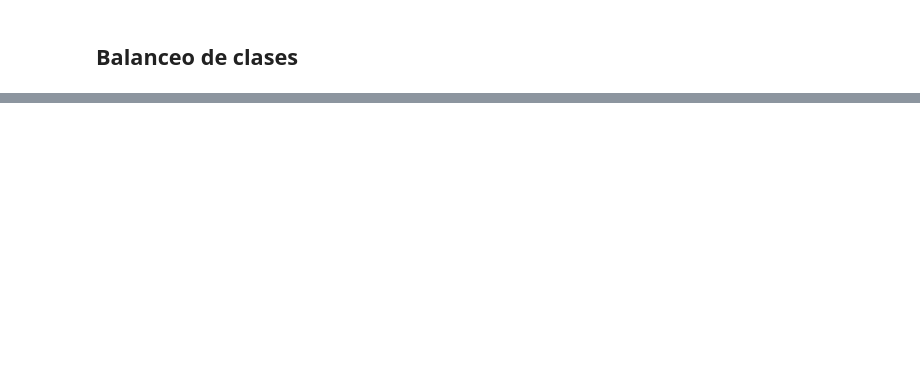
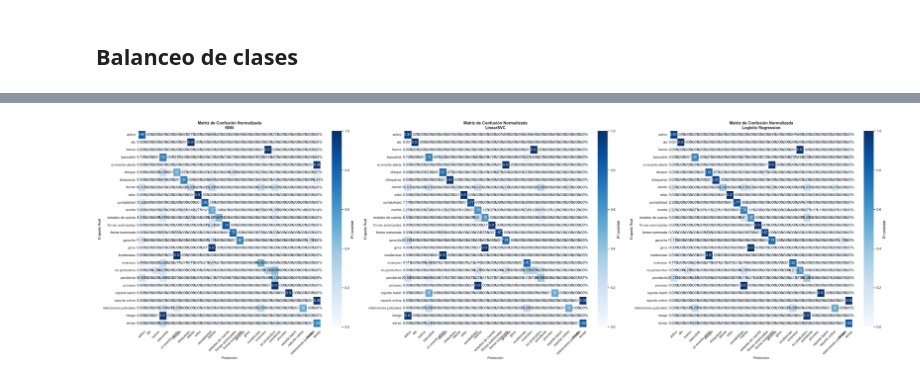
Before and after one commit to OCCA2000/Asignador, a Jupyter notebook: Data/EDA_Categorizacion_Incidentes.ipynb, the cells around one changed output, grey strips where cells are left out. Cells and saved outputs as stored; diff of their text form; code cells hidden in the pictures; blank space fills up the shorter version.

```diff
--- a/Data/EDA_Categorizacion_Incidentes.ipynb
+++ b/Data/EDA_Categorizacion_Incidentes.ipynb
@@ -832,0 +729,26 @@ else:
+# %%
+import seaborn as sns
+from sklearn.metrics import confusion_matrix
+
+labels = sorted(list(set(list(y_test))))
+
+fig, axes = plt.subplots(1, 3, figsize=(36, 11))
+
+for ax, (nombre, y_pred_m) in zip(axes, predicciones_modelos.items()):
+    cm = confusion_matrix(y_test, y_pred_m, labels=labels)
+    cm_norm = cm.astype('float') / cm.sum(axis=1, keepdims=True)
+    sns.heatmap(
+        cm_norm, annot=True, fmt='.2%', cmap='Blues',
+        xticklabels=labels, yticklabels=labels,
+        cbar_kws={'label': 'Proporción'}, ax=ax
+    )
+    ax.set_xlabel('Predicción', fontsize=11)
+    ax.set_ylabel('Etiqueta Real', fontsize=11)
+    ax.set_title(f'Matriz de Confusión Normalizada\n{nombre}', fontsize=13, fontweight='bold')
+    ax.tick_params(axis='x', rotation=45)
+    ax.tick_params(axis='y', rotation=0)
+
+plt.tight_layout()
+plt.show()
+# %% [output]
+[figure, added]
```
Also changed, not shown: parts of 23 cells of this notebook.
